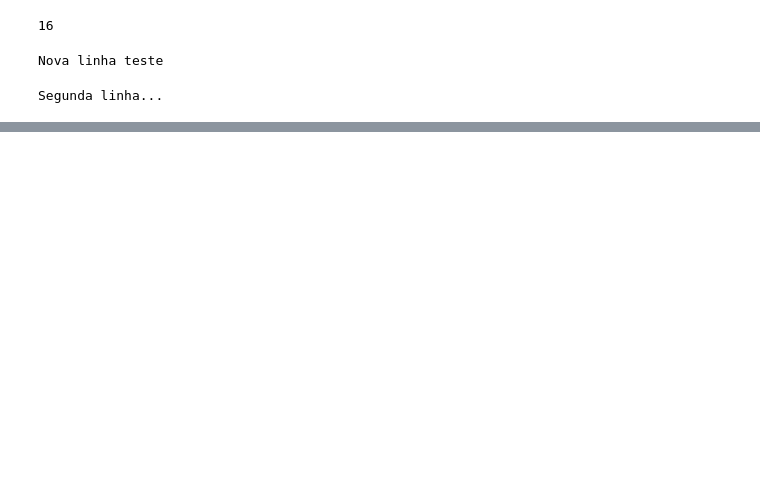
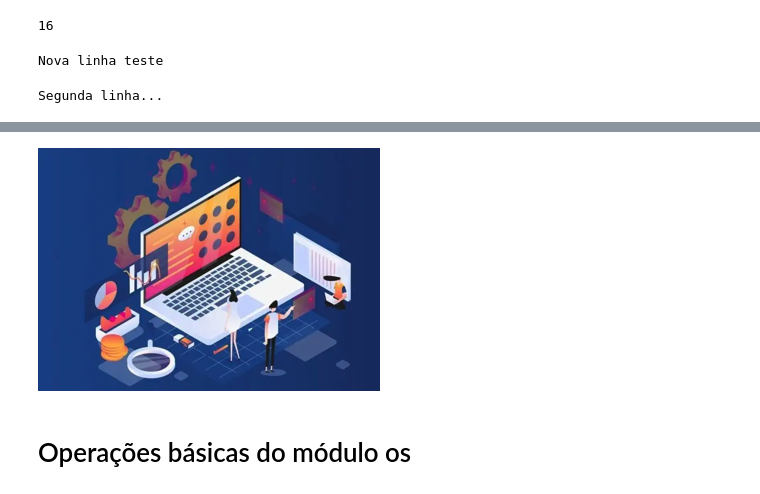
Before and after one commit to armandossrecife/lp20232, a Jupyter notebook: python_e_arquivos.ipynb, the cells around one changed output, grey strips where cells are left out. Cells and saved outputs as stored; diff of their text form; code cells hidden in the pictures; blank space fills up the shorter version.

```diff
--- a/python_e_arquivos.ipynb
+++ b/python_e_arquivos.ipynb
@@ -206,0 +323,9 @@ Codename:       focal
+# %%
+# Faz o resize da imagem em 50%
+my_image_50p_size = my_image.resize((int(base/2), int(altura/2)))
+# %%
+my_image_50p_size
+# %% [output]
+[figure, added]
+# %% [markdown]
+# Operações básicas do módulo os
```
Also changed, not shown: parts of 50 cells of this notebook.
